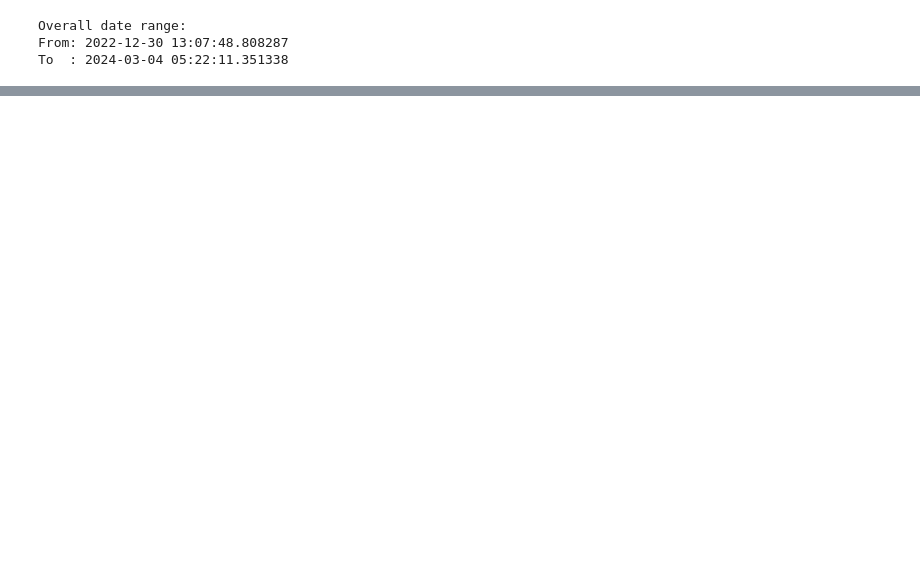
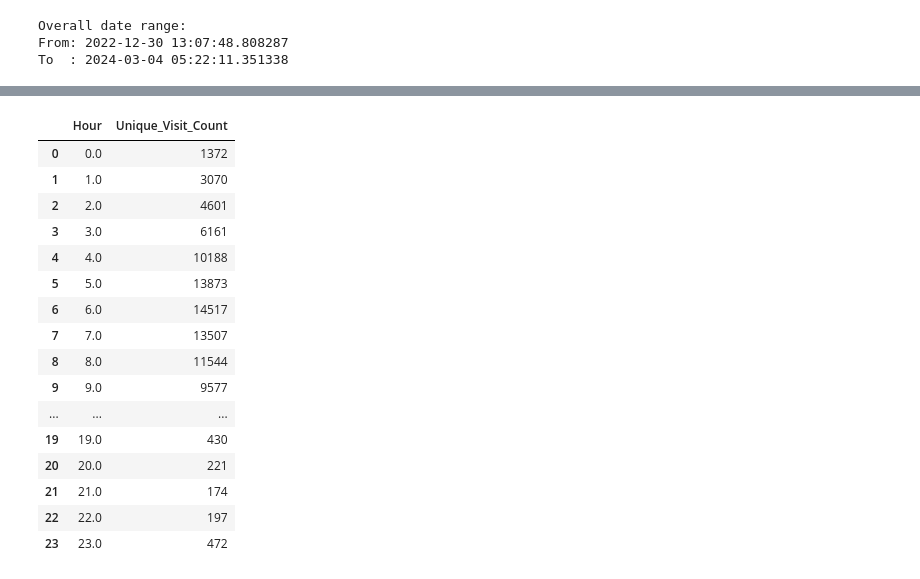
Before and after one commit to taleyahusn21/User-Engagement, a Jupyter notebook: User Engagement.ipynb, the cells around one changed output, grey strips where cells are left out. Cells and saved outputs as stored; diff of their text form; code cells hidden in the pictures; blank space fills up the shorter version.

```diff
--- a/User Engagement.ipynb
+++ b/User Engagement.ipynb
@@ -520,0 +611,23 @@ user_monthly_counts
+# %%
+ahoy_events['hour'] = ahoy_events['time'].dt.hour
+unique_visit_count_per_hour = ahoy_events.groupby('hour')['visit_id'].nunique()
+result_df = pd.DataFrame({'Hour': unique_visit_count_per_hour.index, 'Unique_Visit_Count': unique_visit_count_per_hour.values})
+result_df
+# %% [output]
+|  | Hour | Unique_Visit_Count |
+| 0 | 0.0 | 1372 |
+| 1 | 1.0 | 3070 |
+| 2 | 2.0 | 4601 |
+| 3 | 3.0 | 6161 |
+| 4 | 4.0 | 10188 |
+| 5 | 5.0 | 13873 |
+| 6 | 6.0 | 14517 |
+| 7 | 7.0 | 13507 |
+| 8 | 8.0 | 11544 |
+| 9 | 9.0 | 9577 |
+| ... | ... | ... |
+| 19 | 19.0 | 430 |
+| 20 | 20.0 | 221 |
+| 21 | 21.0 | 174 |
+| 22 | 22.0 | 197 |
+| 23 | 23.0 | 472 |
```
Also changed, not shown: parts of 28 cells of this notebook.
